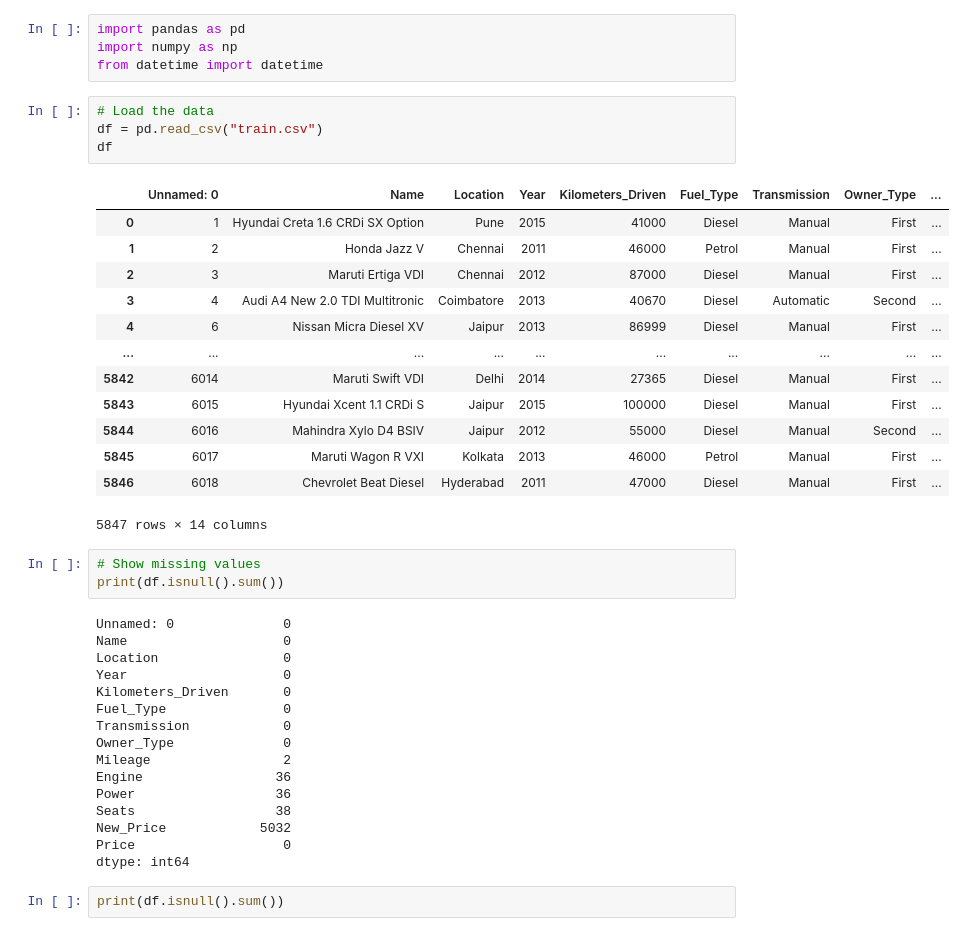
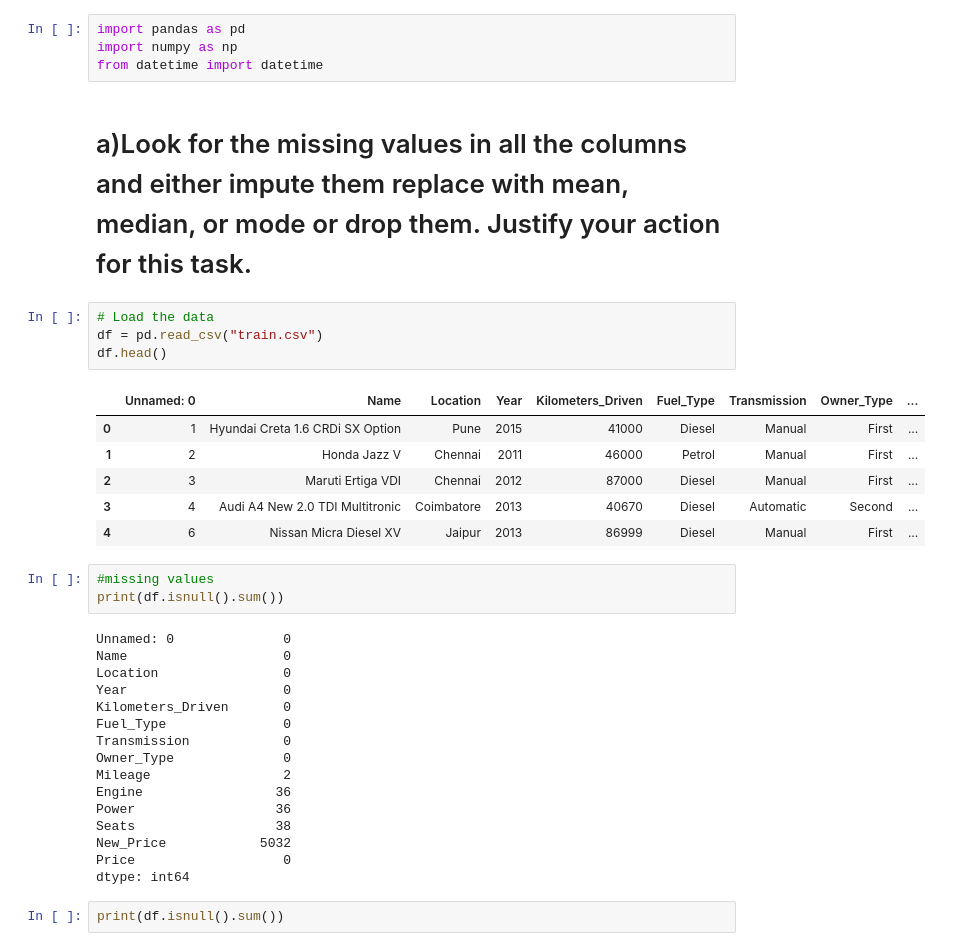
Before and after one commit to afridshaik17/PDS, a Jupyter notebook: Assignment_2.ipynb, the cells around one changed output. Saved outputs shown, nothing was run; the diff lists cells and outputs as text.

```diff
--- a/Assignment_2.ipynb
+++ b/Assignment_2.ipynb
@@ -4,26 +4,21 @@
 import pandas as pd
 import numpy as np
 from datetime import datetime
+# %% [markdown]
+# a)Look for the missing values in all the columns and either impute them replace with mean, median, or mode or drop them. Justify your action for this task.
 # %%
 # Load the data
 df = pd.read_csv("train.csv")
-df
+df.head()
 # %% [output]
 |  | Unnamed: 0 | Name | Location | Year | Kilometers_Driven | Fuel_Type | Transmission | Owner_Type | ... |
 | 0 | 1 | Hyundai Creta 1.6 CRDi SX Option | Pune | 2015 | 41000 | Diesel | Manual | First | ... |
 | 1 | 2 | Honda Jazz V | Chennai | 2011 | 46000 | Petrol | Manual | First | ... |
 | 2 | 3 | Maruti Ertiga VDI | Chennai | 2012 | 87000 | Diesel | Manual | First | ... |
 | 3 | 4 | Audi A4 New 2.0 TDI Multitronic | Coimbatore | 2013 | 40670 | Diesel | Automatic | Second | ... |
 | 4 | 6 | Nissan Micra Diesel XV | Jaipur | 2013 | 86999 | Diesel | Manual | First | ... |
-| ... | ... | ... | ... | ... | ... | ... | ... | ... | ... |
-| 5842 | 6014 | Maruti Swift VDI | Delhi | 2014 | 27365 | Diesel | Manual | First | ... |
-| 5843 | 6015 | Hyundai Xcent 1.1 CRDi S | Jaipur | 2015 | 100000 | Diesel | Manual | First | ... |
-| 5844 | 6016 | Mahindra Xylo D4 BSIV | Jaipur | 2012 | 55000 | Diesel | Manual | Second | ... |
-| 5845 | 6017 | Maruti Wagon R VXI | Kolkata | 2013 | 46000 | Petrol | Manual | First | ... |
-| 5846 | 6018 | Chevrolet Beat Diesel | Hyderabad | 2011 | 47000 | Diesel | Manual | First | ... |
-5847 rows × 14 columns
 # %%
-# Show missing values
+#missing values
 print(df.isnull().sum())
 # %% [output]
 Unnamed: 0              0
```
Also changed, not shown: parts of 12 cells of this notebook.
